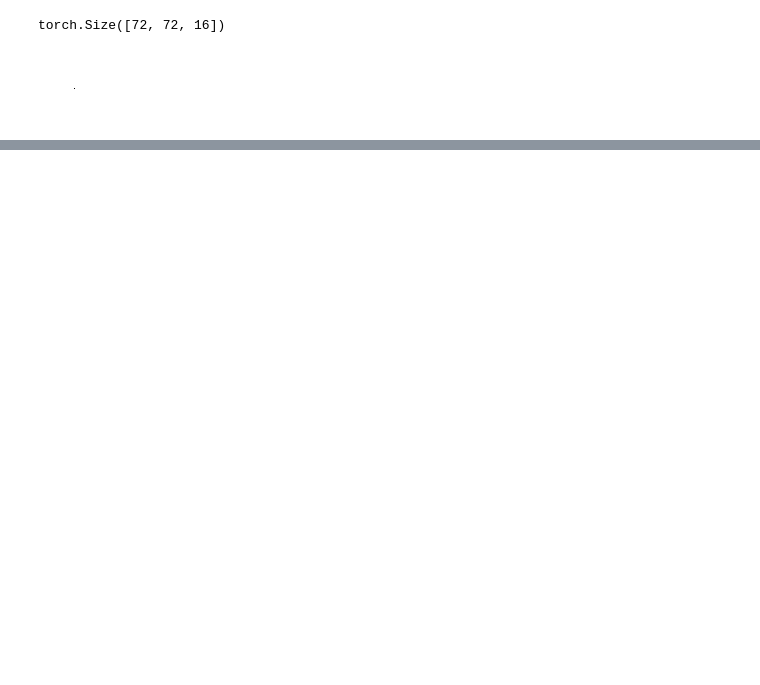
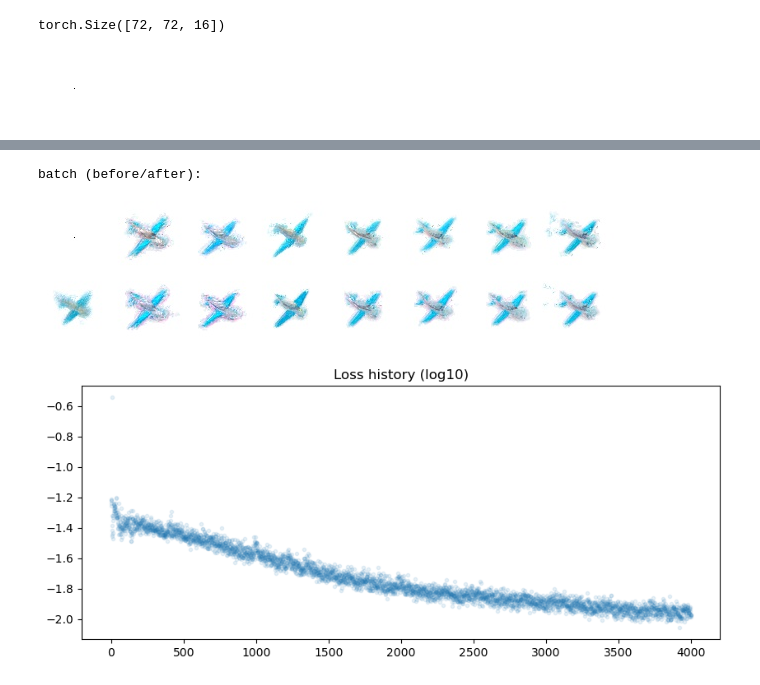
Before and after one commit to Radevsi/cellular-automata, a Jupyter notebook: PyTorch_reimplementations/persistent_mode.ipynb, the cells around one changed output, grey strips where cells are left out. Saved outputs shown, nothing was run; the diff lists cells and outputs as text; code cells hidden in the pictures; blank space fills up the shorter version.

```diff
--- a/PyTorch_reimplementations/persistent_mode.ipynb
+++ b/PyTorch_reimplementations/persistent_mode.ipynb
@@ -303,0 +322,12 @@ USE_PATTERN_POOL=True
+# %%
+%%time
+# original torch conv layer initialization WITH weight decay
+
+ca = CAModel().to(device)
+train = Train(ca, seed.to(device), pad_target.to(device))
+
+loss_log = train.train(n_steps=5001)
+# %% [output]
+batch (before/after):
+[figure, added]
+[figure, added]
```
Also changed, not shown: parts of 20 cells of this notebook, 2 other files.
